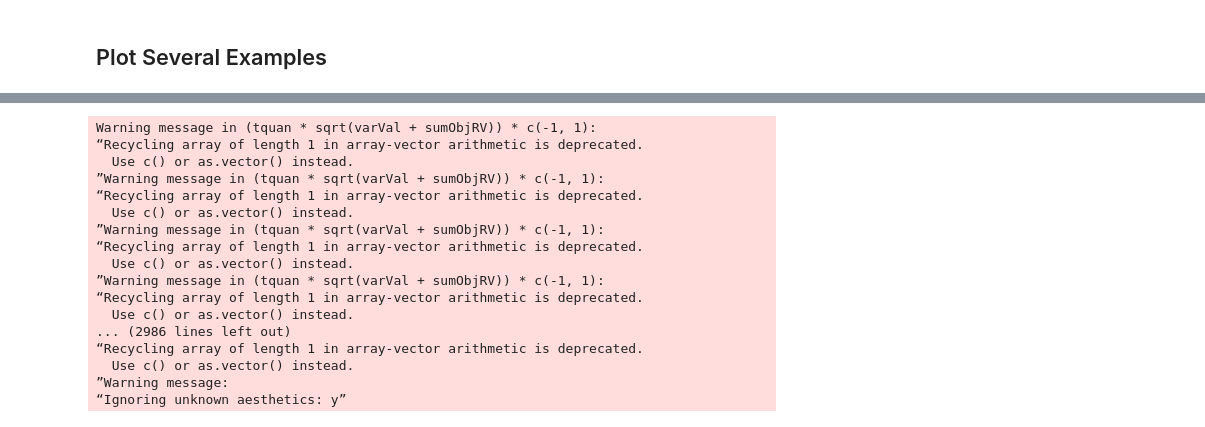
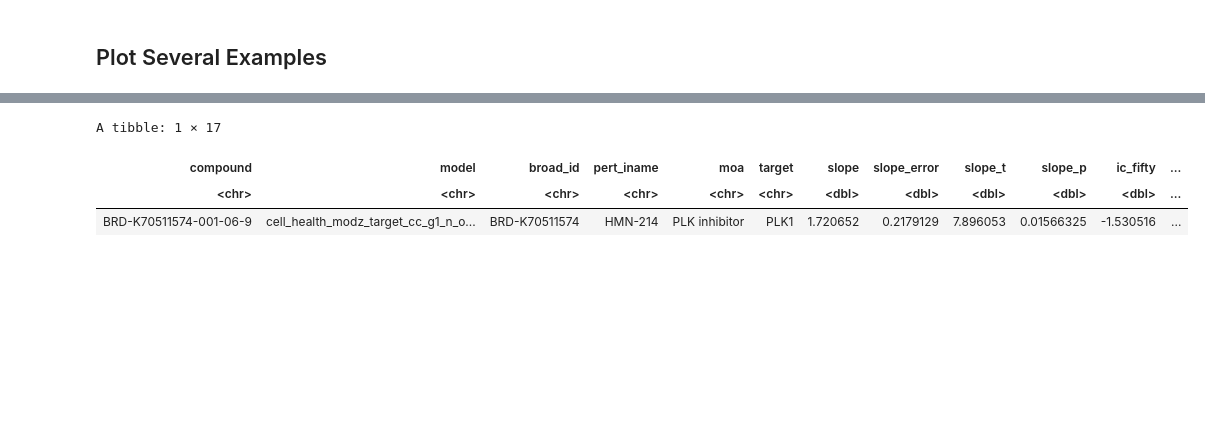
Before and after one commit to broadinstitute/cell-health, a Jupyter notebook: 4.apply/3.visualize-dose-response.ipynb, the cells around one changed output, grey strips where cells are left out. Drawn from its saved outputs; the diff is of its cells as text; code cells hidden in the pictures; blank space fills up the shorter version.

```diff
--- a/4.apply/3.visualize-dose-response.ipynb
+++ b/4.apply/3.visualize-dose-response.ipynb
@@ -141,33 +152,3 @@ dose_curve_theme <- theme(
-# %%
-get_dose_curve <- function(moa_long_df, dose_df, model, pert_name, cell_health_model) {
-    compound <- unique(
-    dose_df %>%
-        dplyr::filter(pert_iname == !!pert_name) %>%
-        dplyr::pull(compound)
-    )[1]
-
-    example_curve <- get_curve_fit(moa_long_df, dose_df, compound, model)
-
-    # Sample data
-    newdata <- expand.grid(conc=exp(seq(log(0.04), log(10), length=1000)))
-    # predictions and confidence intervals
-    pm <- stats::predict(example_curve$fit, newdata=newdata, level = 0.95, interval="confidence")
-    newdata$p <- pm[,1]
-    newdata$pmin <- pm[,2]
-    newdata$pmax <- pm[,3]
-
-    dose_curve_gg <- ggplot(example_curve$moa,
-                            aes(x = Metadata_mmoles_per_liter, y = model_score_transform)) +
-        geom_point(size = 0.5) +
-        coord_trans(x="log10") +
-        geom_ribbon(data=newdata, aes(x=conc, y=p, ymin=pmin, ymax=pmax), alpha=0.2) +
-        geom_line(data=newdata, aes(x=conc, y=p), lwd = 0.5) +
-        theme_bw() +
-        xlab(paste0("Micromoles per Liter\n", pert_name)) +
-        ylab(paste0("Cell Health Model\n", cell_health_model))
-
-    return(dose_curve_gg)
-}
 # %%
 model <- "cell_health_modz_target_vb_ros_mean"
 pert_name <- "bortezomib"
@@ -193,23 +166,14 @@ Warning message in (tquan * sqrt(varVal + sumObjRV)) * c(-1, 1):
 # %%
-model <- "cell_health_modz_target_cc_g1_n_spots_mean"
-cell_health_model <- "DNA Damage in G1 Cells"
-pert_name <- "MLN-4924"
-mln_g1_gg <- get_dose_curve(moa_long_df, dose_df, model, pert_name, cell_health_model) + dose_curve_theme
+model <- "cell_health_modz_target_cc_g1_n_objects"
+cell_health_model <- "G1 - Number of Objects"
+pert_name <- "HMN-214"
+hmn214_g1_gg <- suppressWarnings(
+    get_dose_curve(moa_long_df, dose_df, model, pert_name, cell_health_model) + dose_curve_theme
+)
+
+dose_df %>% dplyr::filter(pert_iname == !!pert_name, model == !!model)
 # %% [output]
-Warning message in (tquan * sqrt(varVal + sumObjRV)) * c(-1, 1):
-“Recycling array of length 1 in array-vector arithmetic is deprecated.
-  Use c() or as.vector() instead.
-”Warning message in (tquan * sqrt(varVal + sumObjRV)) * c(-1, 1):
-“Recycling array of length 1 in array-vector arithmetic is deprecated.
-  Use c() or as.vector() instead.
-”Warning message in (tquan * sqrt(varVal + sumObjRV)) * c(-1, 1):
-“Recycling array of length 1 in array-vector arithmetic is deprecated.
-  Use c() or as.vector() instead.
-”Warning message in (tquan * sqrt(varVal + sumObjRV)) * c(-1, 1):
-“Recycling array of length 1 in array-vector arithmetic is deprecated.
-  Use c() or as.vector() instead.
-... (2986 lines left out)
-“Recycling array of length 1 in array-vector arithmetic is deprecated.
-  Use c() or as.vector() instead.
-”Warning message:
-“Ignoring unknown aesthetics: y”
+A tibble: 1 × 17
+| compound | model | broad_id | pert_iname | moa | target | slope | slope_error | slope_t | slope_p | ic_fifty | ... |
+| <chr> | <chr> | <chr> | <chr> | <chr> | <chr> | <dbl> | <dbl> | <dbl> | <dbl> | <dbl> | ... |
+| BRD-K70511574-001-06-9 | cell_health_modz_target_cc_g1_n_o... | BRD-K70511574 | HMN-214 | PLK inhibitor | PLK1 | 1.720652 | 0.2179129 | 7.896053 | 0.01566325 | -1.530516 | ... |
```
Also changed, not shown: parts of 10 cells of this notebook, 1 other file.
